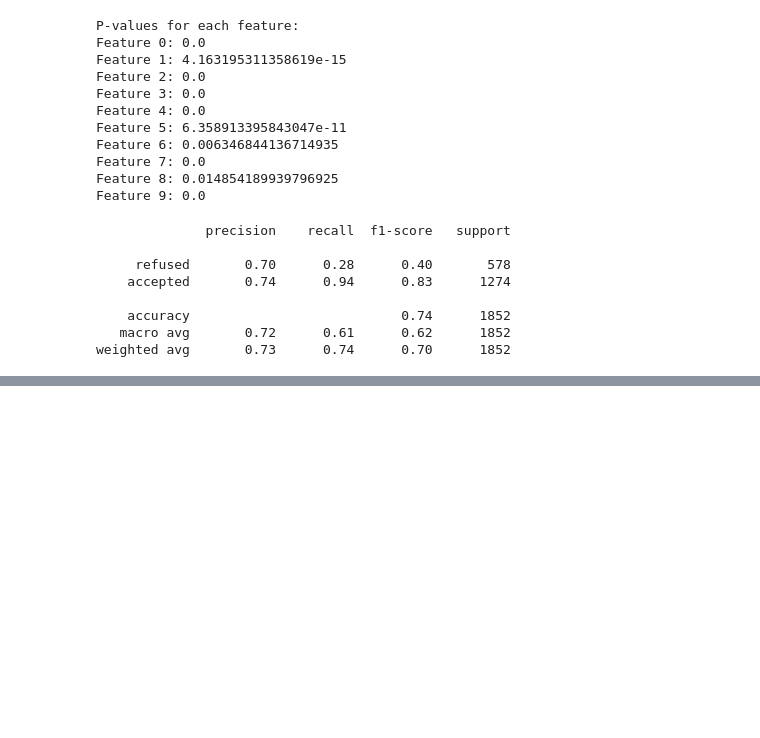
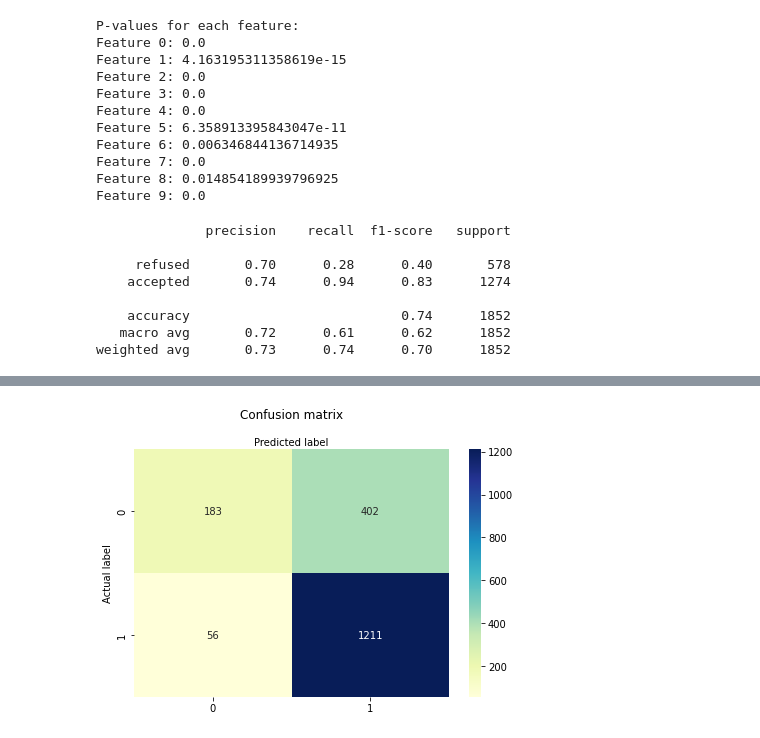
Before and after one commit to Data-Science-Knowledge-Center-Nova-SBE/PBL-HGO, a Jupyter notebook: modelling2.ipynb, the cells around one changed output, grey strips where cells are left out. Cells and saved outputs as stored; diff of their text form; code cells hidden in the pictures; blank space fills up the shorter version.

```diff
--- a/modelling2.ipynb
+++ b/modelling2.ipynb
@@ -6,14 +6,17 @@ import matplotlib.pyplot as plt
 # Import argsort
 from numpy import argsort
 # %%
-creds = pd.read_csv('credentials.csv')
+creds = pd.read_csv('/Users/gabrielabib/Desktop/NOVA_SBE/PBL/credentials.csv')
 # %%
+
+
+
 #Connection to the database
-host = creds['value'][0]
-user = creds['value'][1]
-password = creds['value'][2]
-database = creds['value'][3]
-port = creds['value'][4]
+host = creds['Value'][0]
+user = creds['Value'][1]
+password = creds['Value'][2]
+database = creds['Value'][3]
+port = creds['Value'][4]
 mydb = mysql.connector.connect(host=host, user=user, database=database, port=port, password=password, auth_plugin='mysql_native_password')
 mycursor = mydb.cursor()
 #Safecheck to guarantee that the connection worked
@@ -232,3 +235,74 @@ print(classification_report(y_test, y_pred, target_names=target_names))
     accuracy                           0.74      1852
    macro avg       0.72      0.61      0.62      1852
 weighted avg       0.73      0.74      0.70      1852
+# %%
+# Decision Tree classification model
+
+from sklearn.tree import DecisionTreeClassifier
+from sklearn.model_selection import train_test_split
+from sklearn.metrics import accuracy_score
+from sklearn.metrics import recall_score
+from sklearn.metrics import precision_score
+import matplotlib.pyplot as plt
+import seaborn as sns
+from sklearn.metrics import confusion_matrix
+from sklearn.tree import plot_tree
+from sklearn.metrics import classification_report
+
+#split dataset in features and target variable
+eliminate_cols=['ID_DOENTE','PROCESSO','COD_REFERENCIA','result','COD_PZ','COD_UNID_SAUDE_PROV','UNID_PROV','TIPO_UNID','COD_CTH_PRIOR','CTH_PRIOR','COD_MOTIVO_RECUSA','DES_MOTIVO_RECUSA','COD_ESPECIALIDADE','DES_ESPECIALIDADE','agrupadora','OUTRA_ENTIDADE','DATA_RECEPCAO','DATA_ENVIO','DATA_RETORNO','NUM_TAXA','ESTADO','DATA_MARCACAO','DATA_REALIZACAO','OBSERVACOES','Mês_entrada','Ano_entrada','trata data recusa','resume saída','mês_saida','ano_saida','Texto', 'text_length']
+X = data.drop(eliminate_cols,axis=1)# Features
+y = data.result # Target variable
+features = list(X.columns)
+# feature_cols = ['text_length','outside area','SAM','SON','unknown','Other specialities']
+# X = data[feature_cols] # Features
+# y = data.result # Target variable
+
+# Split the dataset into training and testing subsets
+X_train, X_test, y_train, y_test = train_test_split(X, y, test_size=0.2, random_state=42)
+
+# Train a decision tree classifier
+clf = DecisionTreeClassifier(max_depth=4, random_state = 42)
+clf.fit(X_train, y_train)
+
+# Make predictions on the testing data
+y_pred = clf.predict(X_test)
+
+# Evaluate the accuracy of the model
+accuracy = accuracy_score(y_test, y_pred)
+print("Accuracy:", accuracy)
+
+# Evaluate the recall of the model
+recall = recall_score(y_test, y_pred, average='macro')
+print("Recall:", recall)
+
+# Evaluate the precision of the model
+precision = precision_score(y_test, y_pred, average='macro')
+print("Precision:", precision)
+
+# Calculate the confusion matrix of the model
+cm = confusion_matrix(y_test, y_pred)
+
+class_names=[0,1] # name  of classes
+fig, ax = plt.subplots()
+tick_marks = np.arange(len(class_names))
+plt.xticks(tick_marks, class_names)
+plt.yticks(tick_marks, class_names)
+
+# create heatmap
+sns.heatmap(pd.DataFrame(cm), annot=True, cmap="YlGnBu" ,fmt='g')
+ax.xaxis.set_label_position("top")
+plt.tight_layout()
+plt.title('Confusion matrix', y=1.1)
+plt.ylabel('Actual label')
+plt.xlabel('Predicted label')
+
+# Visualize the decision tree
+plt.figure(figsize=(30, 20))
+plot_tree(clf, feature_names= features, class_names=['accepted', 'refused'], filled=True)
+plt.show()
+
+# Print the evaluation matrix
+target_names = ['accepted', 'refused']
+print(classification_report(y_test, y_pred, target_names=target_names))
+# %% [output]
@@ -234,0 +312 @@ weighted avg       0.73      0.74      0.70      1852
+[figure, added]
```
Also changed, not shown: parts of 4 cells of this notebook.
